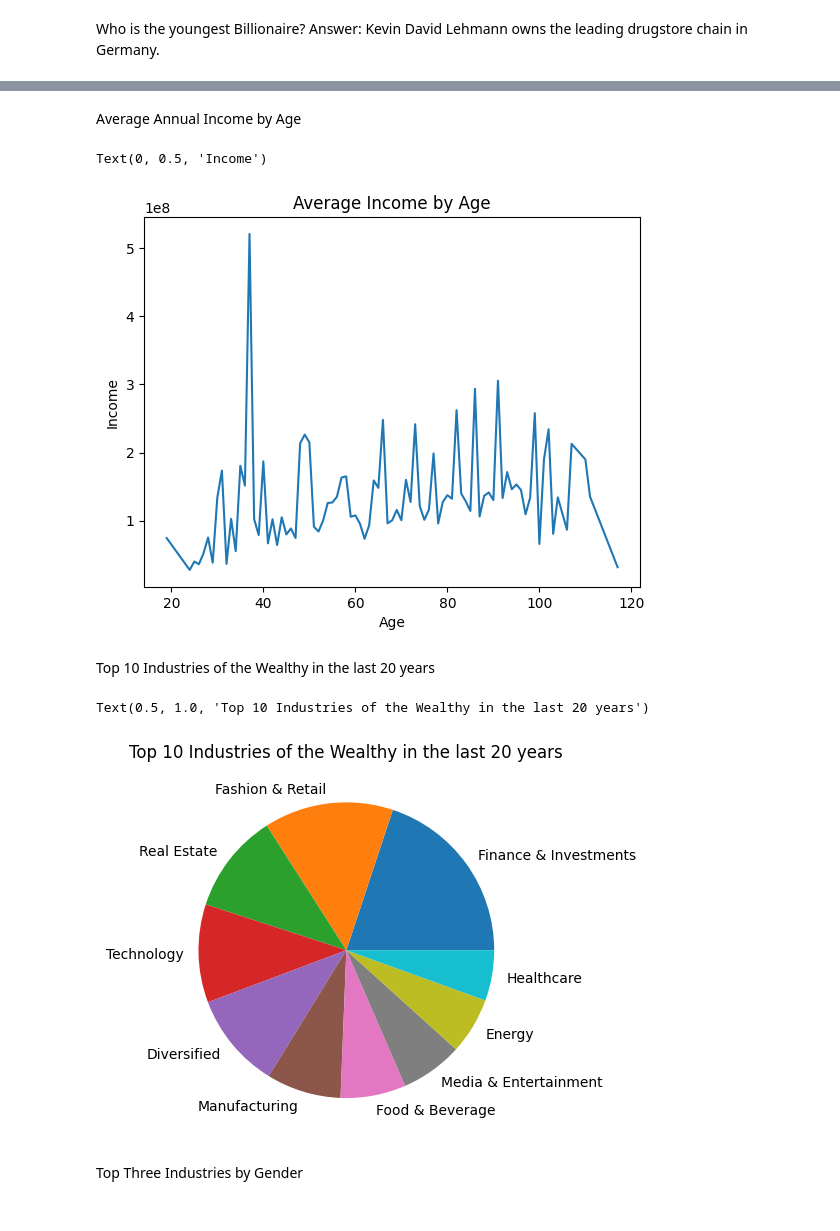
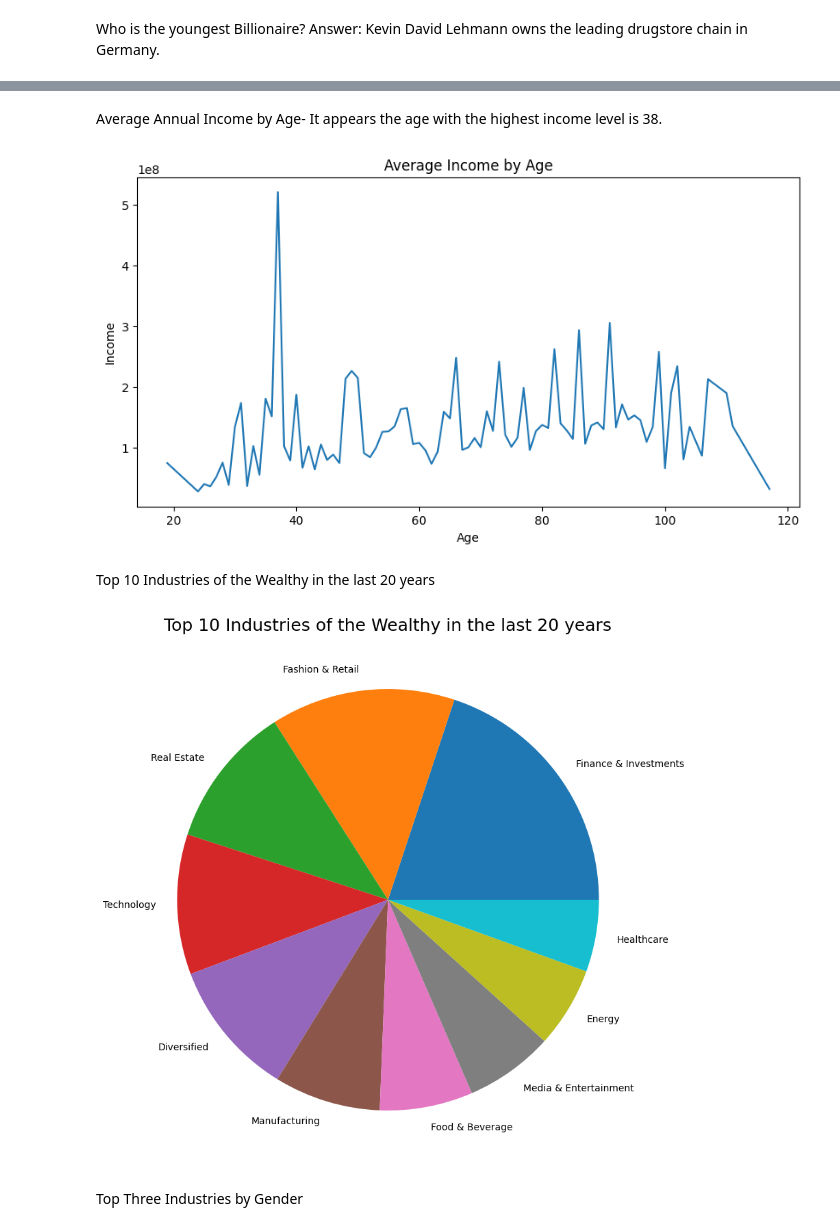
Before and after one commit to thealura/project_billionaires, a Jupyter notebook: PROJECT_1.ipynb, the cells around one changed output, grey strips where cells are left out. Cells and saved outputs as stored; diff of their text form; code cells hidden in the pictures.

```diff
--- a/PROJECT_1.ipynb
+++ b/PROJECT_1.ipynb
@@ -210,0 +194,12 @@ plt.legend()
+# %%
+#plot
+mapten = pd.DataFrame(df3, columns=["name_cleaned", "time", "annual_income"])
+mapten.set_index('time', inplace=True)
+mapten.groupby('name_cleaned')['annual_income'].plot(legend=True)
+plt.title("Top Ten Billionaires Wealth Over Time", fontsize='25')
+plt.xlabel('Year', fontsize='18')
+plt.ylabel("$ Billions", fontsize='18')
+plt.legend(fontsize="10")
+x_ticks = [2002, 2006, 2010, 2014, 2018, 2022]
+plt.xticks(ticks=x_ticks)
+plt.rcParams["figure.figsize"] = (20,10)
@@ -213,10 +210,11 @@ Total Wealth of Billionaires Over Last 20 Years--
 You can see there was a dips in 2020 and 2009, likely due to the pandemic and housing crisis.
 # %%
 #filter data by years
-yearly_total = df.groupby(['time']).sum()
+yearly_total = df.groupby(['time']).sum(numeric_only=True)
 #plot
 yearly_total.plot(kind='bar', legend=None)
 plt.title("Total Wealth of Billionaires over 20 years")
 plt.xlabel('Year')
 plt.ylabel("Trillions")
+plt.rcParams["figure.figsize"] = (12,7)
 # %% [output]
@@ -240,8 +237,9 @@ Name: gender, dtype: int64
 colors = ['#B7C3F3','#8EB897','#DD7596']
 names = ["Males", "Unknown", "Females"]
 plt.pie(mapsex, labels=names, autopct='%1.1f%%', wedgeprops = { 'linewidth' : 1, 'edgecolor' : 'white' }, colors=colors)
-plt.title("Gender Ratio of Billionaires")
+plt.title("Gender Ratio of Billionaires", fontsize="20")
 plt.ylabel('')
+plt.rcParams["figure.figsize"] = (10,5)
 plt.show
 # %% [output]
 <function matplotlib.pyplot.show(close=None, block=None)>
@@ -259,7 +257,7 @@ youngest
 | name_cleaned |  |  |  |  |  |  | ... |
 | kevin_david_lehmann | 19 | Male | deu | Fashion & Retail | drugstores | 87120000 | ... |
 # %% [markdown]
-Average Annual Income by Age
+Average Annual Income by Age- It appears the age with the highest income level is 38.
 # %%
 age_df = df.groupby('age').annual_income.mean()
 
@@ -268,19 +266,19 @@ age_df.plot(kind='line')
 plt.title("Average Income by Age")
 plt.xlabel("Age")
 plt.ylabel("Income")
+plt.rcParams["figure.figsize"] = (20,10)
 # %% [output]
-Text(0, 0.5, 'Income')
-[figure, old version]
+[figure, new version]
 # %% [markdown]
 Top 10 Industries of the Wealthy in the last 20 years
 # %%
 ind = df.main_industry.value_counts()
 ind.head(10).plot(kind='pie')
 plt.ylabel('')
-plt.title("Top 10 Industries of the Wealthy in the last 20 years")
+plt.title("Top 10 Industries of the Wealthy in the last 20 years", fontsize='18')
+plt.rcParams["figure.figsize"] = (20,10)
 # %% [output]
-Text(0.5, 1.0, 'Top 10 Industries of the Wealthy in the last 20 years')
-[figure, old version]
+[figure, new version]
 # %% [markdown]
 Top Three Industries by Gender
 # %%
```
Also changed, not shown: parts of 10 cells of this notebook.
